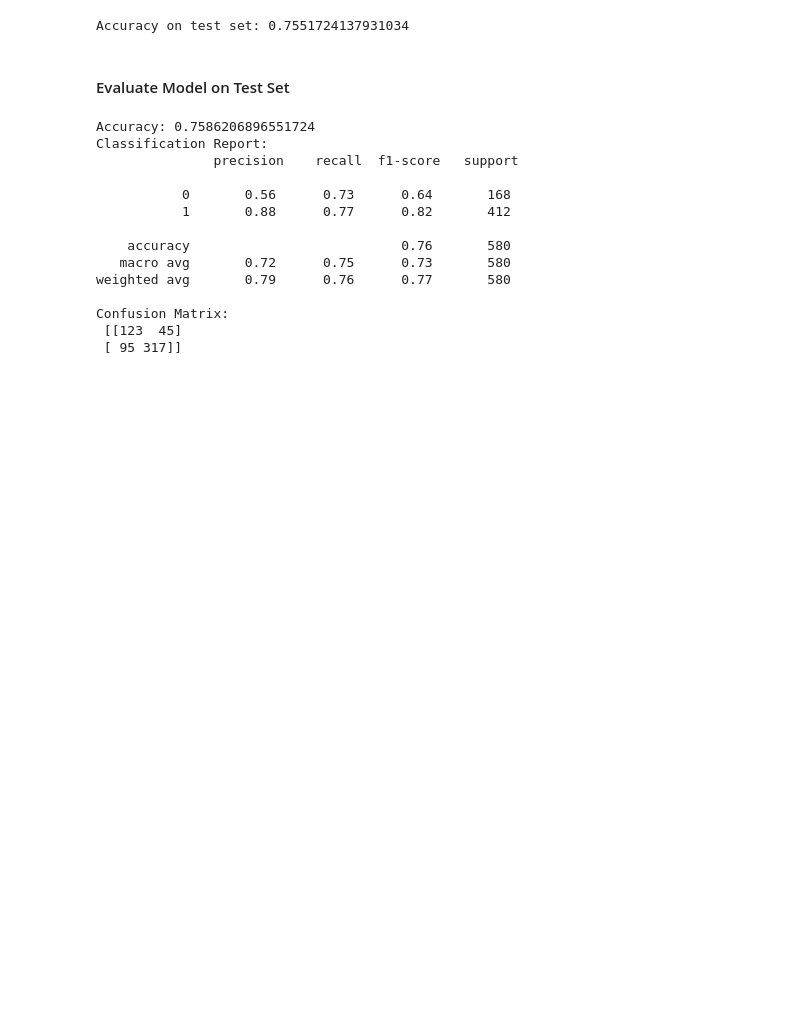
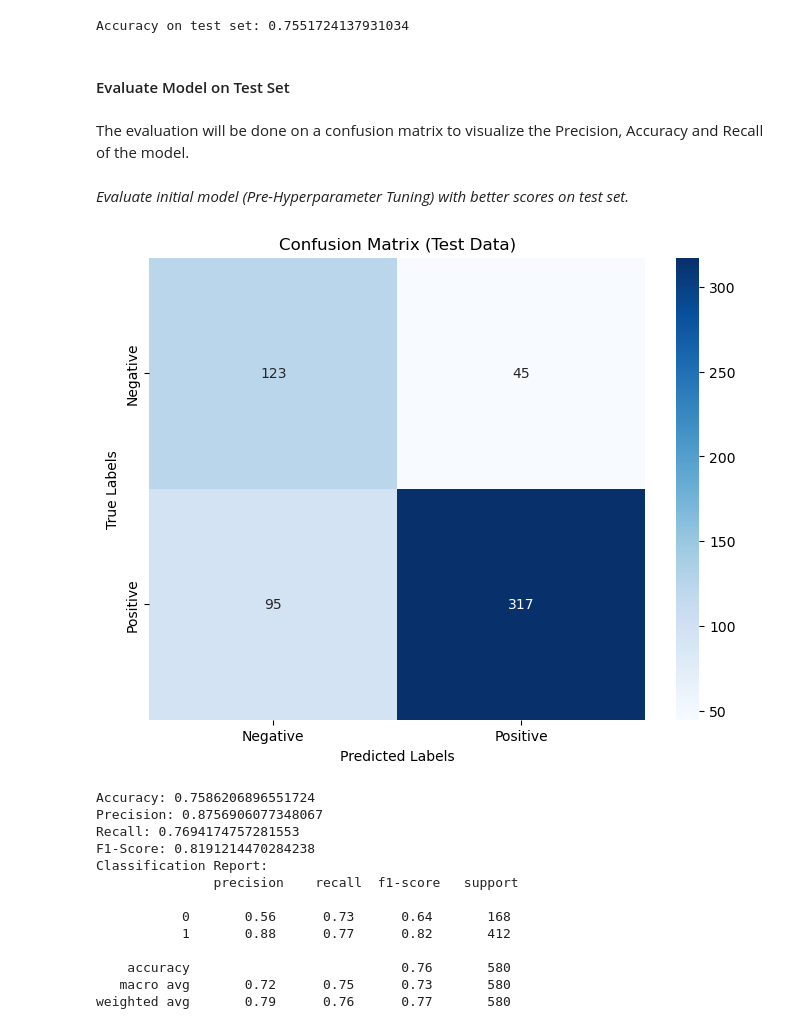
Before and after one commit to tshanmei/is460-project, a Jupyter notebook: Pneumonia_NB.ipynb, the cells around one changed output. Cells and saved outputs as stored; diff of their text form; code cells hidden in the pictures; blank space fills up the shorter version.

Commit message:
added in testings at the back
changed metrics and did testing & confusion matrix visualization for the "before hyperparameter tuning" and "after hyperparameter tuning" models

```diff
--- a/Pneumonia_NB.ipynb
+++ b/Pneumonia_NB.ipynb
@@ -485,20 +500,57 @@ print("Accuracy on test set:", accuracy1)
 Accuracy on test set: 0.7551724137931034
 # %% [markdown]
 #### Evaluate Model on Test Set
+# %% [markdown]
+The evaluation will be done on a confusion matrix to visualize the Precision, Accuracy and Recall of the model.
+# %% [markdown]
+_Evaluate initial model (Pre-Hyperparameter Tuning) with better scores on test set._
 # %%
 # Make predictions on the test data
 y_pred = model.predict(X_test)
 
-# Evaluate the model
-accuracy = accuracy_score(y_test, y_pred)
-report = classification_report(y_test, y_pred)
+# Calculate metrics
+TP = np.sum((y_test == 1) & (y_pred == 1))
+FP = np.sum((y_test == 0) & (y_pred == 1))
+TN = np.sum((y_test == 0) & (y_pred == 0))
+FN = np.sum((y_test == 1) & (y_pred == 0))
+
+# Accuracy
+accuracy = (TP + TN) / (TP + TN + FP + FN)
+
+# Precision
+precision = TP / (TP + FP)
+
+# Recall (Sensitivity)
+recall = TP / (TP + FN)
+
+# F1-Score
+f1_score = 2 * (precision * recall) / (precision + recall)
+
+# Print the confusion matrix
 conf_matrix = confusion_matrix(y_test, y_pred)
+plt.figure(figsize=(8, 6))
+sns.heatmap(conf_matrix, annot=True, fmt='d', cmap='Blues',
+            xticklabels=["Negative", "Positive"],
+            yticklabels=["Negative", "Positive"])
+plt.xlabel('Predicted Labels')
+plt.ylabel('True Labels')
+plt.title('Confusion Matrix (Test Data)')
+plt.show()
 
+# Print the metrics
 print("Accuracy:", accuracy)
-print("Classification Report:\n", report)
-print("Confusion Matrix:\n", conf_matrix)
+print("Precision:", precision)
+print("Recall:", recall)
+print("F1-Score:", f1_score)
+
+# Print classification report
+print("Classification Report:\n", classification_report(y_test, y_pred))
 # %% [output]
+[figure, added]
 Accuracy: 0.7586206896551724
+Precision: 0.8756906077348067
+Recall: 0.7694174757281553
+F1-Score: 0.8191214470284238
 Classification Report:
                precision    recall  f1-score   support
 
@@ -508,7 +560,3 @@ Classification Report:
     accuracy                           0.76       580
    macro avg       0.72      0.75      0.73       580
 weighted avg       0.79      0.76      0.77       580
-
-Confusion Matrix:
- [[123  45]
- [ 95 317]]
```
Also changed, not shown: parts of 4 cells of this notebook.
